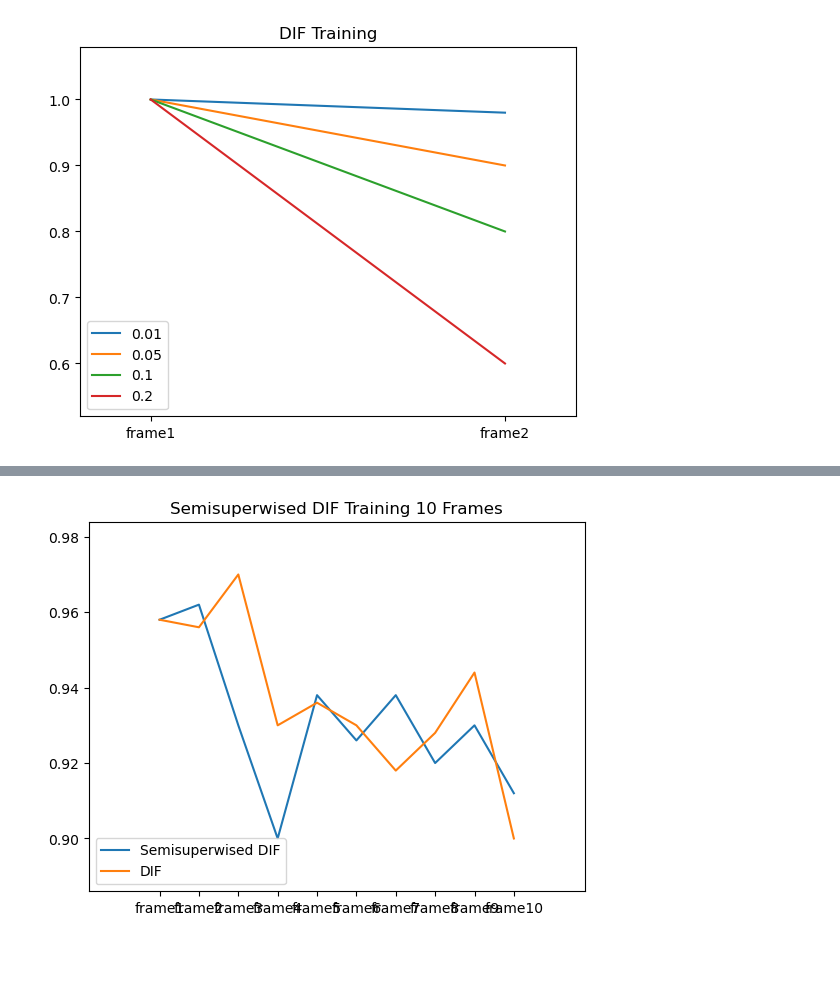
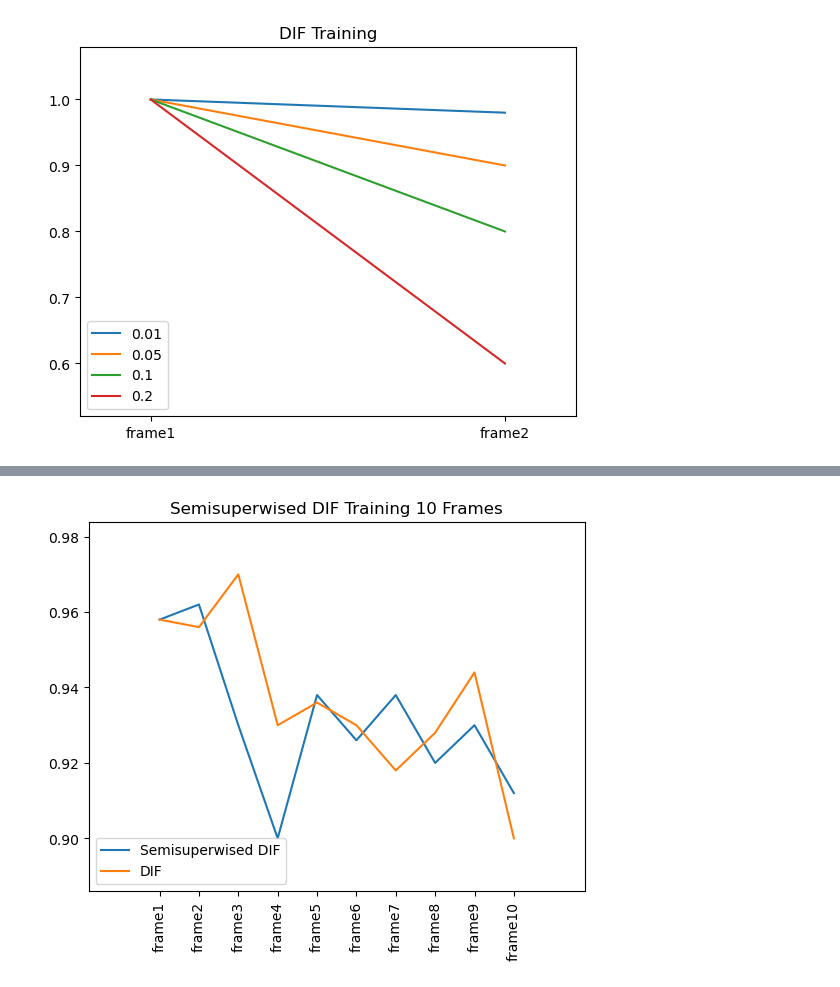
Before and after one commit to Dhavan-Shah/Visualising-Deep-Learning-Based-Outlier-Detection, a Jupyter notebook: comparison/With ROC and DIF/ComparisionDIFvsDIF.ipynb, the cells around one changed output, grey strips where cells are left out. Saved outputs shown, nothing was run; the diff lists cells and outputs as text; code cells hidden in the pictures; blank space fills up the shorter version.

```diff
--- a/comparison/With ROC and DIF/ComparisionDIFvsDIF.ipynb
+++ b/comparison/With ROC and DIF/ComparisionDIFvsDIF.ipynb
@@ -164,16 +164,16 @@ plt.show()
 # %%
 labels = ["frame1", "frame2", "frame3", "frame4","frame5", "frame6","frame7", "frame8","frame9", "frame10"]
 x = [0.1, 0.2, 0.3, 0.4, 0.5, 0.6, 0.7, 0.8, 0.9, 1.0]
 
 plt.plot(x, Acc_test5,label='Semisuperwised DIF')
 plt.plot(x, Acc_dif_test5,label='DIF')
-plt.xticks(x, labels)
+plt.xticks(x, labels, rotation = 'vertical')
 plt.margins(0.2)
 plt.title("Semisuperwised DIF Training 10 Frames")
 plt.legend(loc='lower left')
 plt.show()
 # %% [output]
-[figure, old version]
+[figure, new version]
 # %%
 labels = ["frame1", "frame2", "frame3", "frame4","frame5", "frame6","frame7", "frame8","frame9", "frame10", "frame11", "frame12", "frame13", "frame14","frame15", "frame16","frame17", "frame18","frame19", "frame20"]
 x = [0.05, 0.1, 0.15, 0.2, 0.25, 0.3, 0.35, 0.4, 0.45, 0.5, 0.55, 0.6, 0.65, 0.7, 0.75, 0.8, 0.85, 0.9, 0.95, 1.0]
```
Also changed, not shown: parts of 3 cells of this notebook.
